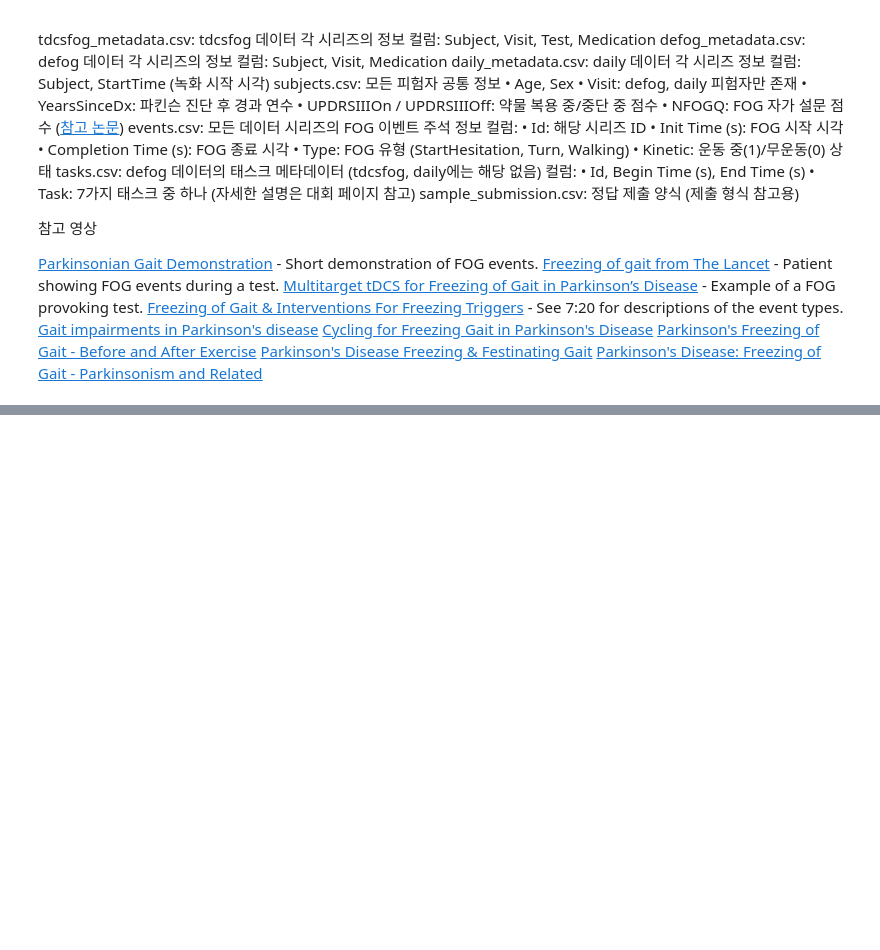
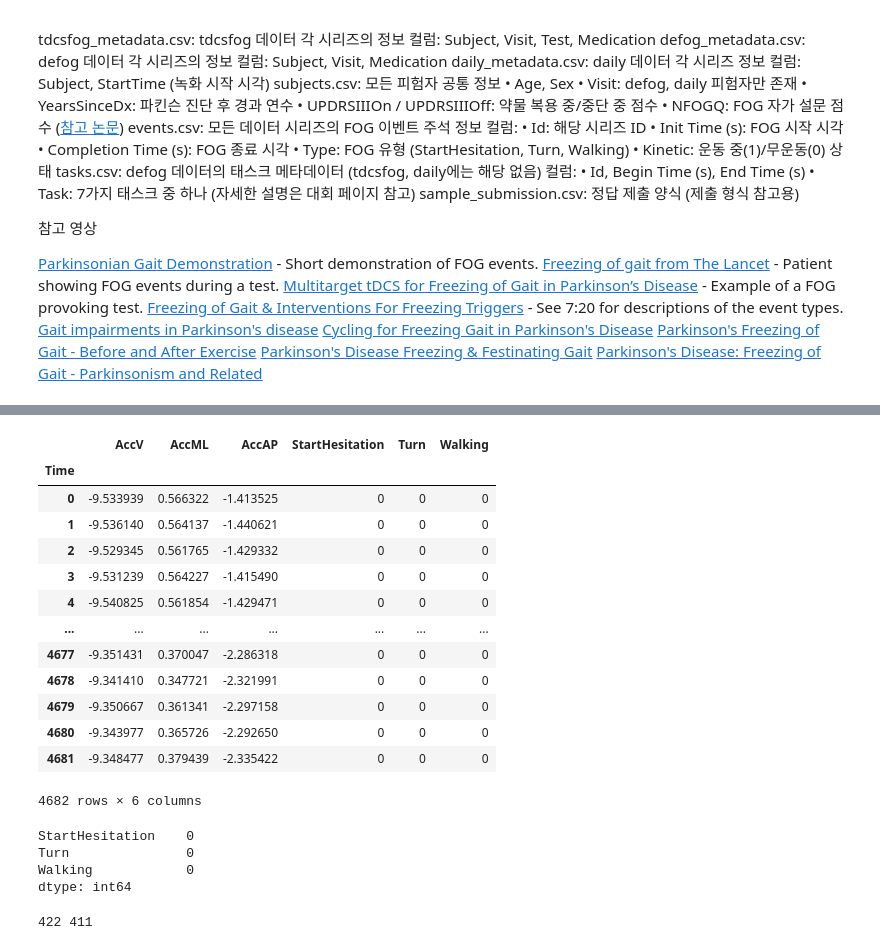
Before and after one commit to keulreobeu/jinholee_Portfolio, a Jupyter notebook: Parkinson's Freezing of Gait Prediction/EDA.ipynb, the cells around one changed output, grey strips where cells are left out. Drawn from its saved outputs; the diff is of its cells as text; code cells hidden in the pictures; blank space fills up the shorter version.

```diff
--- a/Parkinson's Freezing of Gait Prediction/EDA.ipynb
+++ b/Parkinson's Freezing of Gait Prediction/EDA.ipynb
@@ -201,0 +245,26 @@ sample_submission.csv:	정답 제출 양식 (제출 형식 참고용)
+# %%
+df = list(dfs['tdcsfog'].values())[0]
+df
+# %% [output]
+|  | AccV | AccML | AccAP | StartHesitation | Turn | Walking |
+| Time |  |  |  |  |  |  |
+| 0 | -9.533939 | 0.566322 | -1.413525 | 0 | 0 | 0 |
+| 1 | -9.536140 | 0.564137 | -1.440621 | 0 | 0 | 0 |
+| 2 | -9.529345 | 0.561765 | -1.429332 | 0 | 0 | 0 |
+| 3 | -9.531239 | 0.564227 | -1.415490 | 0 | 0 | 0 |
+| 4 | -9.540825 | 0.561854 | -1.429471 | 0 | 0 | 0 |
+| ... | ... | ... | ... | ... | ... | ... |
+| 4677 | -9.351431 | 0.370047 | -2.286318 | 0 | 0 | 0 |
+| 4678 | -9.341410 | 0.347721 | -2.321991 | 0 | 0 | 0 |
+| 4679 | -9.350667 | 0.361341 | -2.297158 | 0 | 0 | 0 |
+| 4680 | -9.343977 | 0.365726 | -2.292650 | 0 | 0 | 0 |
+| 4681 | -9.348477 | 0.379439 | -2.335422 | 0 | 0 | 0 |
+4682 rows × 6 columns
+# %%
+df_columns = df.columns
+df[df_columns[3:]].sum()
+# %% [output]
+StartHesitation    0
+Turn               0
+Walking            0
+dtype: int64
@@ -201,0 +293,4 @@ sample_submission.csv:	정답 제출 양식 (제출 형식 참고용)
+# %%
+print(len(not_FOG_list), len(FOG_list))
+# %% [output]
+422 411
```
Also changed, not shown: parts of 27 cells of this notebook.
